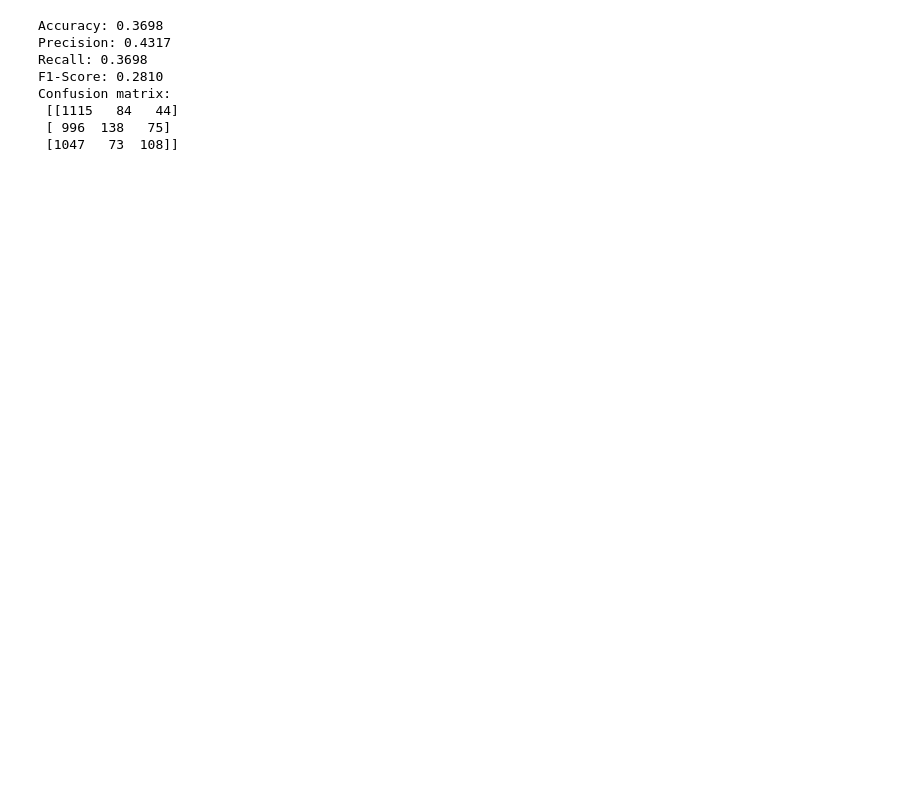
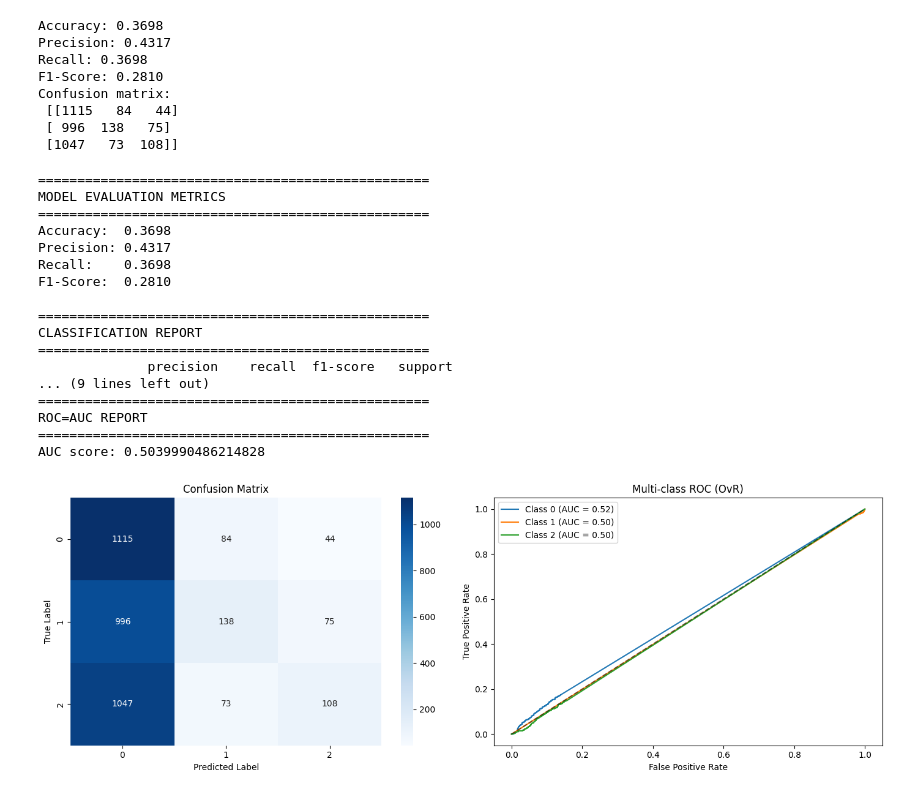
Before and after one commit to yifeica0/ECS171-Group8, a Jupyter notebook: ModelTraining/Regular_ML/NaiveBayes.ipynb, the cells around one changed output. Drawn from its saved outputs; the diff is of its cells as text; code cells hidden in the pictures; blank space fills up the shorter version.

Commit message:
add TFID+NB; apply ModelEvaluation on NaiveBayes

```diff
--- a/ModelTraining/Regular_ML/NaiveBayes.ipynb
+++ b/ModelTraining/Regular_ML/NaiveBayes.ipynb
@@ -26,6 +26,7 @@ model = GaussianNB()
 model.fit(X_train_scaled, y_train)
 
 y_pred = model.predict(X_test_scaled)
+y_score = model.predict_proba(X_test)
 
 accuracy = accuracy_score(y_test, y_pred)
 precision = precision_score(y_test, y_pred, average='weighted')
@@ -48,3 +49,32 @@ Confusion matrix:
  [[1115   84   44]
  [ 996  138   75]
  [1047   73  108]]
+# %%
+import sys
+import os
+sys.path.insert(0, os.path.abspath('../../'))
+
+# ModelEvaluation
+from ModelEvaluation.ModelEvaluation import ModelEvaluation
+# Model Evaluation
+evaluator = ModelEvaluation()
+evaluator.run_pipeline(y_test, y_pred, y_score)
+# %% [output]
+==================================================
+MODEL EVALUATION METRICS
+==================================================
+Accuracy:  0.3698
+Precision: 0.4317
+Recall:    0.3698
+F1-Score:  0.2810
+
+==================================================
+CLASSIFICATION REPORT
+==================================================
+              precision    recall  f1-score   support
+... (9 lines left out)
+==================================================
+ROC=AUC REPORT
+==================================================
+AUC score: 0.5039990486214828
+[figure, added]
```
